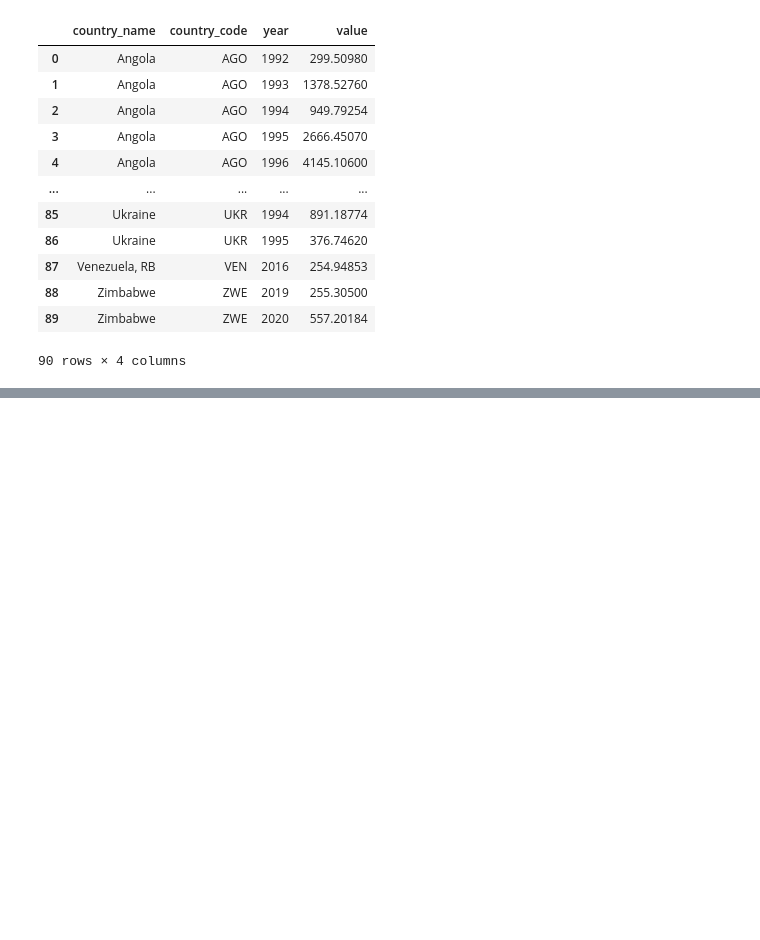
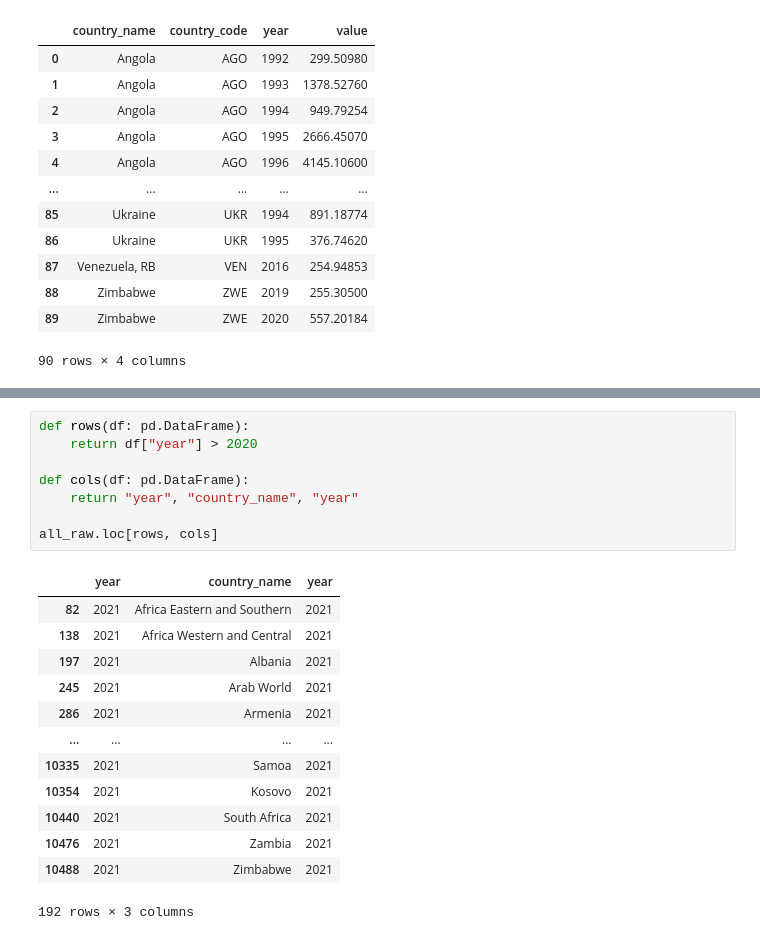
Before and after one commit to utkusarioglu/data-workshop, a Jupyter notebook: src/inflation.ipynb, the cells around one changed output, grey strips where cells are left out. Cells and saved outputs as stored; diff of their text form; blank space fills up the shorter version.

```diff
--- a/src/inflation.ipynb
+++ b/src/inflation.ipynb
@@ -234,0 +262,22 @@ view
+# %%
+def rows(df: pd.DataFrame):
+    return df["year"] > 2020
+
+def cols(df: pd.DataFrame):
+    return "year", "country_name", "year"
+
+all_raw.loc[rows, cols]
+# %% [output]
+|  | year | country_name | year |
+| 82 | 2021 | Africa Eastern and Southern | 2021 |
+| 138 | 2021 | Africa Western and Central | 2021 |
+| 197 | 2021 | Albania | 2021 |
+| 245 | 2021 | Arab World | 2021 |
+| 286 | 2021 | Armenia | 2021 |
+| ... | ... | ... | ... |
+| 10335 | 2021 | Samoa | 2021 |
+| 10354 | 2021 | Kosovo | 2021 |
+| 10440 | 2021 | South Africa | 2021 |
+| 10476 | 2021 | Zambia | 2021 |
+| 10488 | 2021 | Zimbabwe | 2021 |
+192 rows × 3 columns
```
Also changed, not shown: parts of 5 cells of this notebook, 5 other files.
